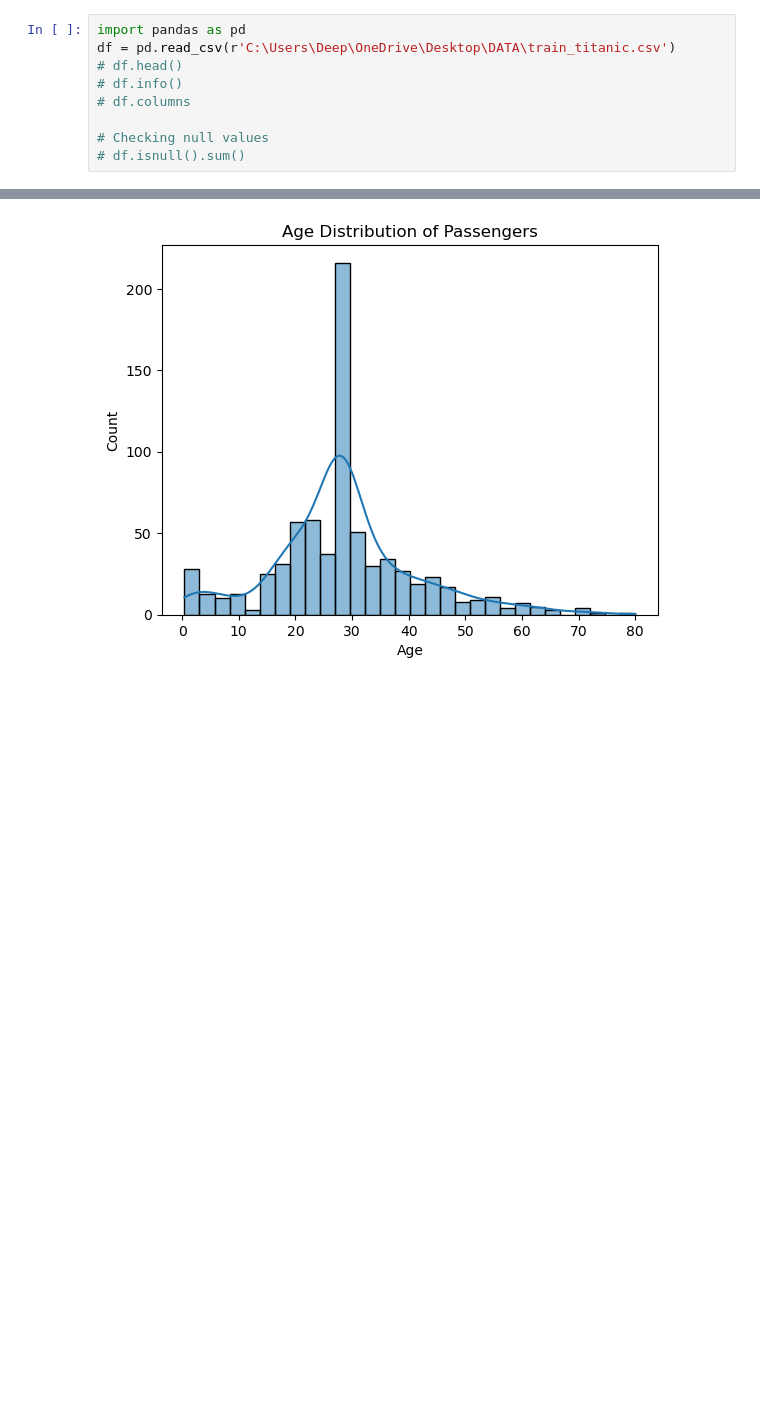
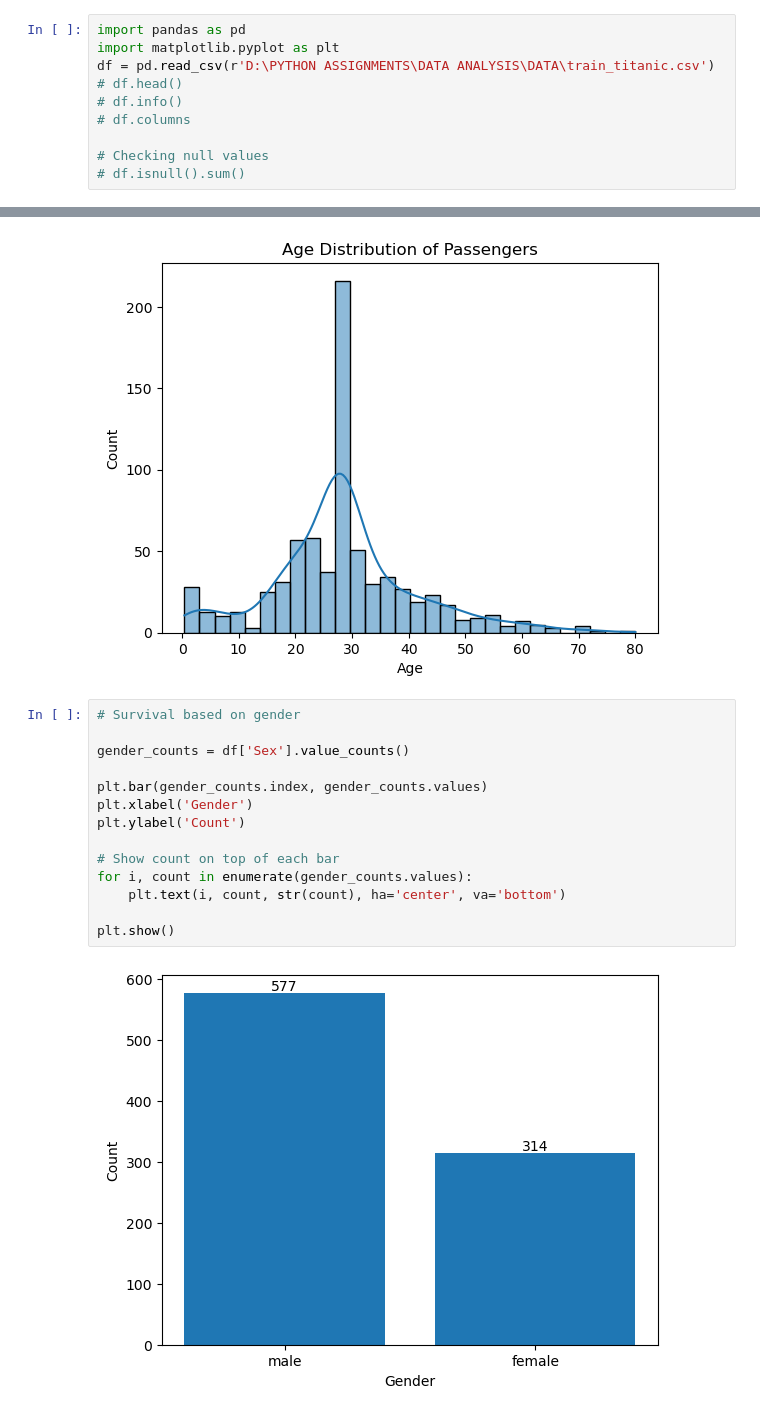
Before and after one commit to Deep-Saha1925/MCA-PYTHON-ASSIGNMENTS, a Jupyter notebook: DATA ANALYSIS/titanic_data.ipynb, the cells around one changed output, grey strips where cells are left out. Saved outputs shown, nothing was run; the diff lists cells and outputs as text; blank space fills up the shorter version.

```diff
--- a/DATA ANALYSIS/titanic_data.ipynb
+++ b/DATA ANALYSIS/titanic_data.ipynb
@@ -1,6 +1,7 @@
 # %%
 import pandas as pd
-df = pd.read_csv(r'C:\Users\Deep\OneDrive\Desktop\DATA\train_titanic.csv')
+import matplotlib.pyplot as plt
+df = pd.read_csv(r'D:\PYTHON ASSIGNMENTS\DATA ANALYSIS\DATA\train_titanic.csv')
 # df.head()
 # df.info()
 # df.columns
@@ -98,3 +92,19 @@ plt.ylabel("Count")
 plt.show()
 # %% [output]
 [figure]
+# %%
+# Survival based on gender
+
+gender_counts = df['Sex'].value_counts()
+
+plt.bar(gender_counts.index, gender_counts.values)
+plt.xlabel('Gender')
+plt.ylabel('Count')
+
+# Show count on top of each bar
+for i, count in enumerate(gender_counts.values):
+    plt.text(i, count, str(count), ha='center', va='bottom')
+
+plt.show()
+# %% [output]
+[figure, added]
```
Also changed, not shown: parts of 1 cell of this notebook.
